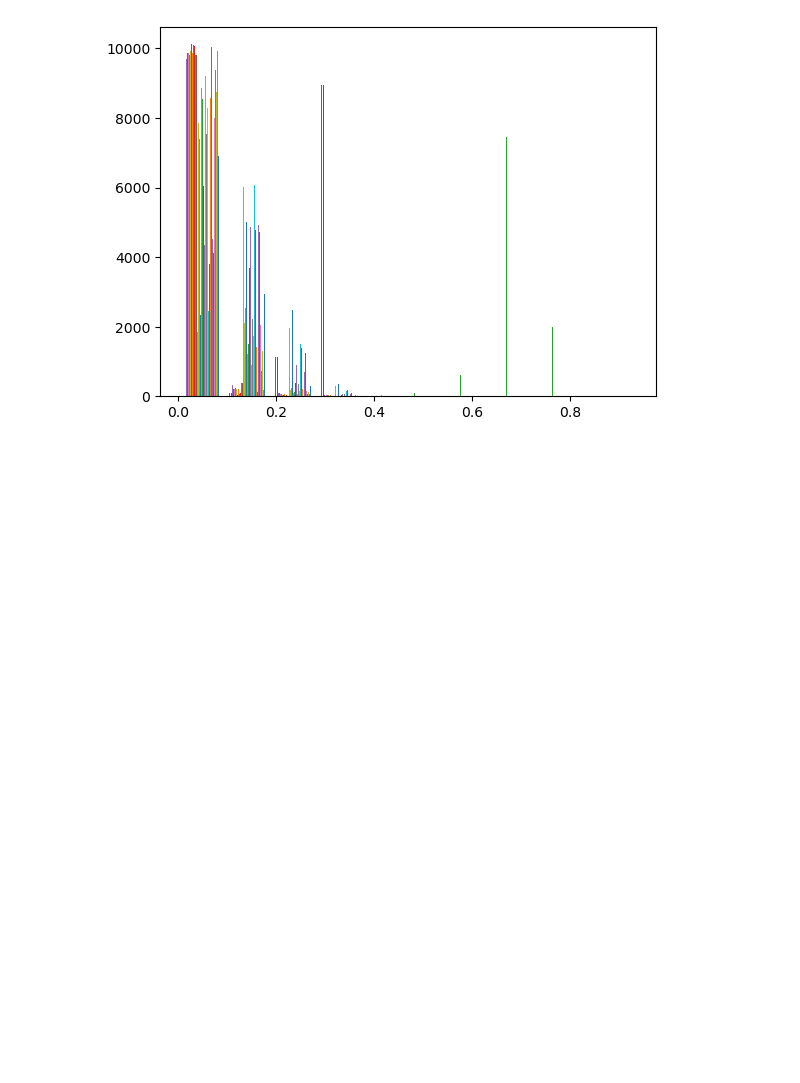
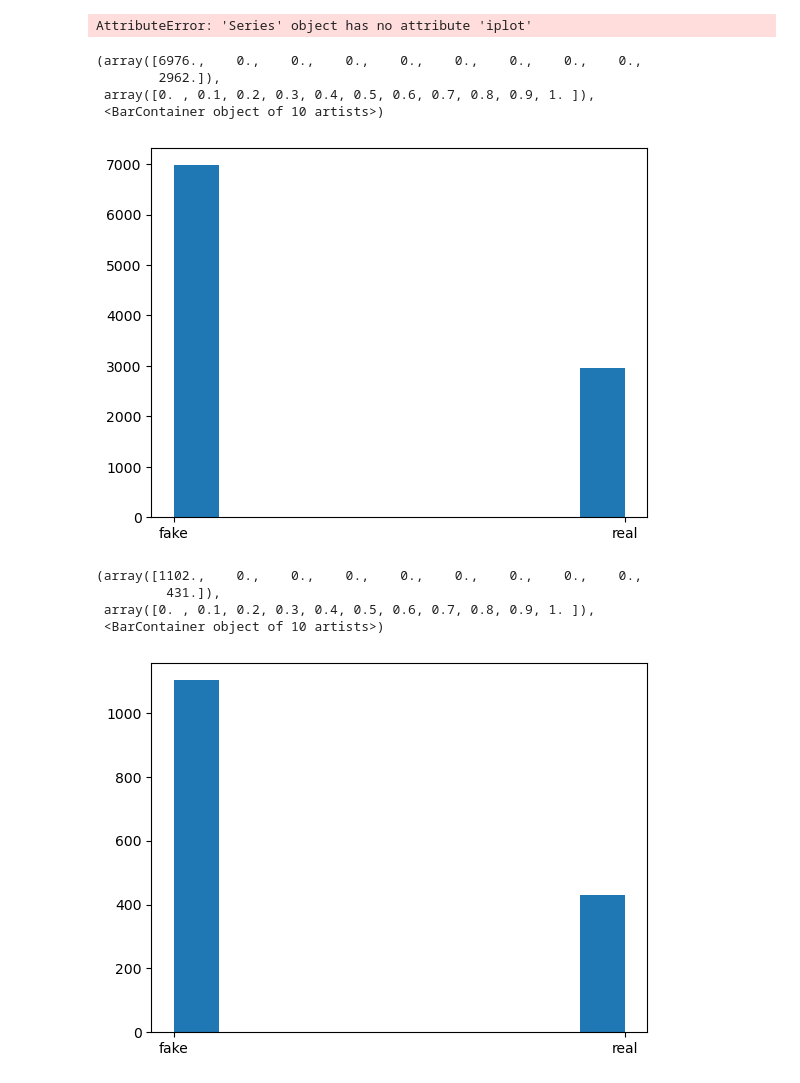
Before and after one commit to tgunrib/fake_tweet_recognition, a Jupyter notebook: Data modelling.ipynb, the cells around one changed output. Drawn from its saved outputs; the diff is of its cells as text; code cells hidden in the pictures; blank space fills up the shorter version.

```diff
--- a/Data modelling.ipynb
+++ b/Data modelling.ipynb
@@ -9,11 +12,11 @@ from sklearn.metrics import precision_recall_fscore_support
 # %%
-train_data = pd.read_csv("train_data.csv")
+train_data = pd.read_csv("train.csv").dropna()
 train_data.drop_duplicates(subset="tweetText",
                      keep=False, inplace=True)
-train_features = train_data['tokens']
+train_features = train_data['tweetText']
 train_label = train_data['label']
-test_data = pd.read_csv("test_data.csv")
+test_data = pd.read_csv("test.csv").dropna()
 test_data.drop_duplicates(subset="tweetText",
                      keep=False, inplace=True)
-test_features = test_data['tokens']
+test_features = test_data['tweetText']
 test_label = test_data['label']
@@ -31,7 +130,27 @@ test_label_encoded = le.transform(test_label)
+# %%
+train_data.tweetText.iplot(
+    kind='hist',
+    bins=50,
+    xTitle='polarity',
+    linecolor='black',
+    yTitle='count',
+    title='Text Distribution')
+# %% [output]
+AttributeError: 'Series' object has no attribute 'iplot'
 # %%
-from matplotlib import pyplot as plt
-
-plt.hist(train_char_features.todense())
+import matplotlib.pyplot as plt
+plt.hist(train_label)
 plt.show()
+plt.hist(test_label)
+plt.show()
 # %% [output]
+(array([6976.,    0.,    0.,    0.,    0.,    0.,    0.,    0.,    0.,
+        2962.]),
+ array([0. , 0.1, 0.2, 0.3, 0.4, 0.5, 0.6, 0.7, 0.8, 0.9, 1. ]),
+ <BarContainer object of 10 artists>)
-[figure, old version]
+[figure, new version]
+(array([1102.,    0.,    0.,    0.,    0.,    0.,    0.,    0.,    0.,
+         431.]),
+ array([0. , 0.1, 0.2, 0.3, 0.4, 0.5, 0.6, 0.7, 0.8, 0.9, 1. ]),
+ <BarContainer object of 10 artists>)
+[figure, added]
```
Also changed, not shown: parts of 19 cells of this notebook, 6 other files.
